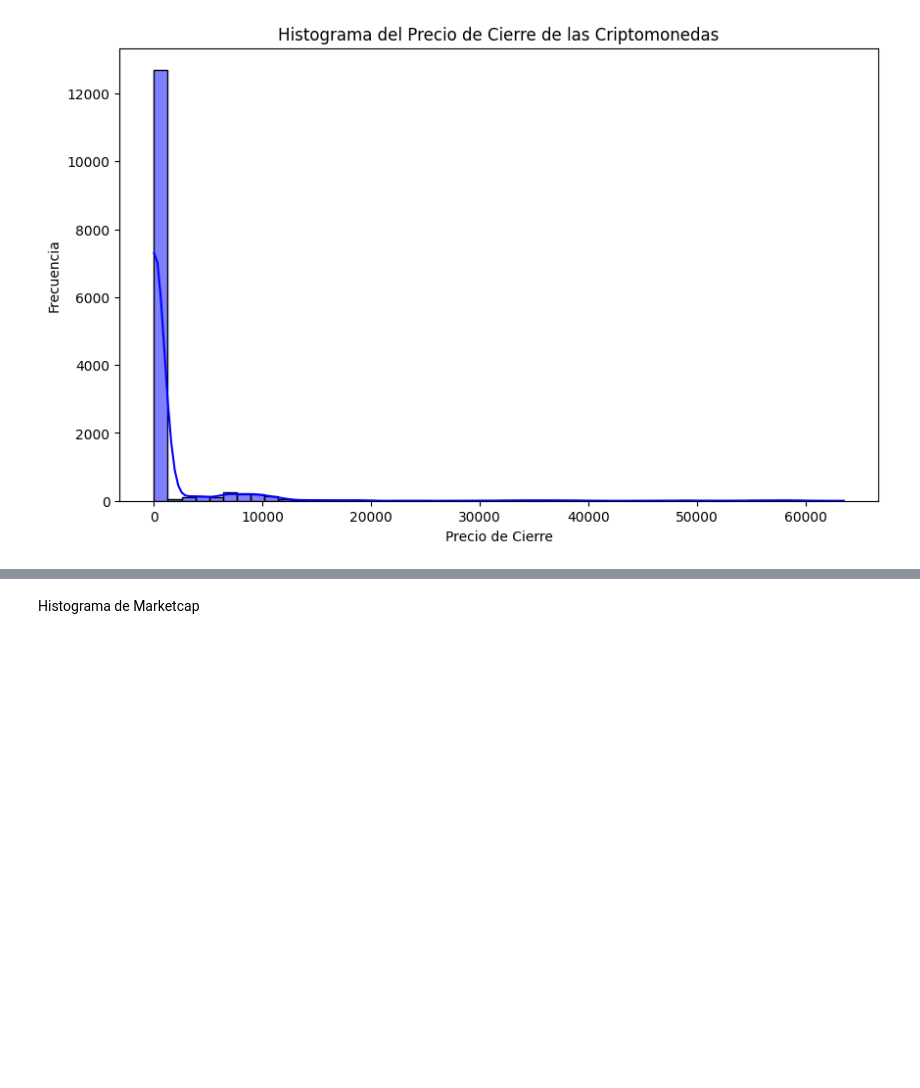
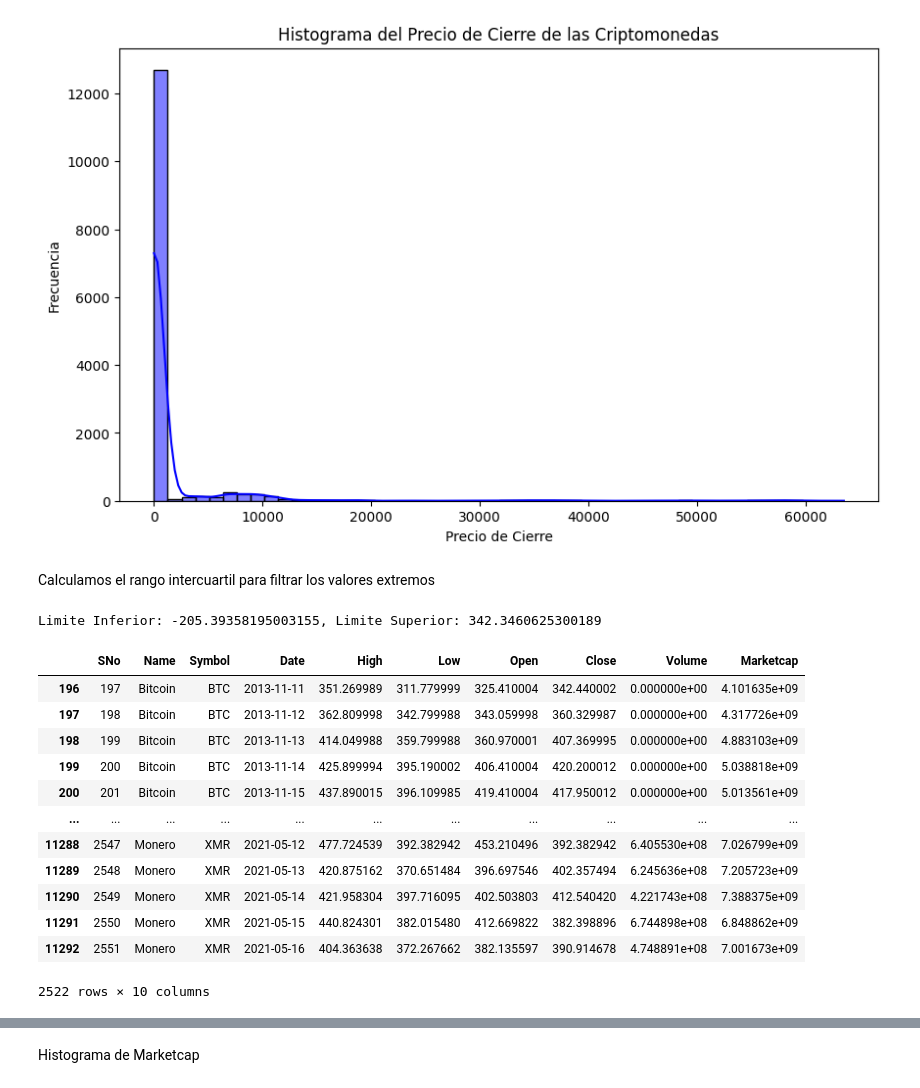
Before and after one commit to SpecTr03/Crypto-price-prediction, a Jupyter notebook: cryptoAnalysis.ipynb, the cells around one changed output, grey strips where cells are left out. Drawn from its saved outputs; the diff is of its cells as text; code cells hidden in the pictures; blank space fills up the shorter version.

```diff
--- a/cryptoAnalysis.ipynb
+++ b/cryptoAnalysis.ipynb
@@ -106,3 +106,28 @@ plt.ylabel('Frecuencia')
 plt.show()
 # %% [output]
 [figure]
+# %% [markdown]
+Calculamos el rango intercuartil para filtrar los valores extremos
+# %%
+Q1, Q3 = df['Close'].quantile([0.25, 0.75])
+IQR = Q3 - Q1
+lim_inferior, lim_superior = Q1 - 1.5 * IQR, Q3 + 1.5 * IQR
+print(f"Limite Inferior: {lim_inferior}, Limite Superior: {lim_superior}")
+# %% [output]
+Limite Inferior: -205.39358195003155, Limite Superior: 342.3460625300189
+# %%
+df[(df['Close'] < lim_inferior) | (df['Close'] > lim_superior)]
+# %% [output]
+|  | SNo | Name | Symbol | Date | High | Low | Open | Close | Volume | Marketcap |
+| 196 | 197 | Bitcoin | BTC | 2013-11-11 | 351.269989 | 311.779999 | 325.410004 | 342.440002 | 0.000000e+00 | 4.101635e+09 |
+| 197 | 198 | Bitcoin | BTC | 2013-11-12 | 362.809998 | 342.799988 | 343.059998 | 360.329987 | 0.000000e+00 | 4.317726e+09 |
+| 198 | 199 | Bitcoin | BTC | 2013-11-13 | 414.049988 | 359.799988 | 360.970001 | 407.369995 | 0.000000e+00 | 4.883103e+09 |
+| 199 | 200 | Bitcoin | BTC | 2013-11-14 | 425.899994 | 395.190002 | 406.410004 | 420.200012 | 0.000000e+00 | 5.038818e+09 |
+| 200 | 201 | Bitcoin | BTC | 2013-11-15 | 437.890015 | 396.109985 | 419.410004 | 417.950012 | 0.000000e+00 | 5.013561e+09 |
+| ... | ... | ... | ... | ... | ... | ... | ... | ... | ... | ... |
+| 11288 | 2547 | Monero | XMR | 2021-05-12 | 477.724539 | 392.382942 | 453.210496 | 392.382942 | 6.405530e+08 | 7.026799e+09 |
+| 11289 | 2548 | Monero | XMR | 2021-05-13 | 420.875162 | 370.651484 | 396.697546 | 402.357494 | 6.245636e+08 | 7.205723e+09 |
+| 11290 | 2549 | Monero | XMR | 2021-05-14 | 421.958304 | 397.716095 | 402.503803 | 412.540420 | 4.221743e+08 | 7.388375e+09 |
+| 11291 | 2550 | Monero | XMR | 2021-05-15 | 440.824301 | 382.015480 | 412.669822 | 382.398896 | 6.744898e+08 | 6.848862e+09 |
+| 11292 | 2551 | Monero | XMR | 2021-05-16 | 404.363638 | 372.267662 | 382.135597 | 390.914678 | 4.748891e+08 | 7.001673e+09 |
+2522 rows × 10 columns
```
Also changed, not shown: parts of 3 cells of this notebook.
